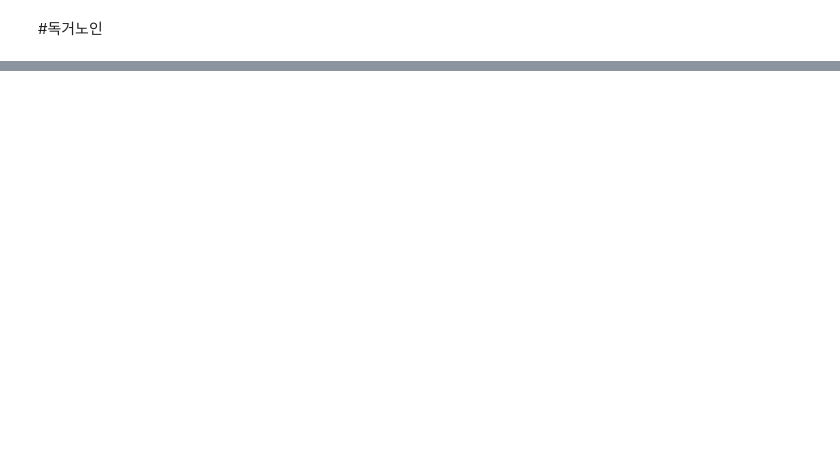
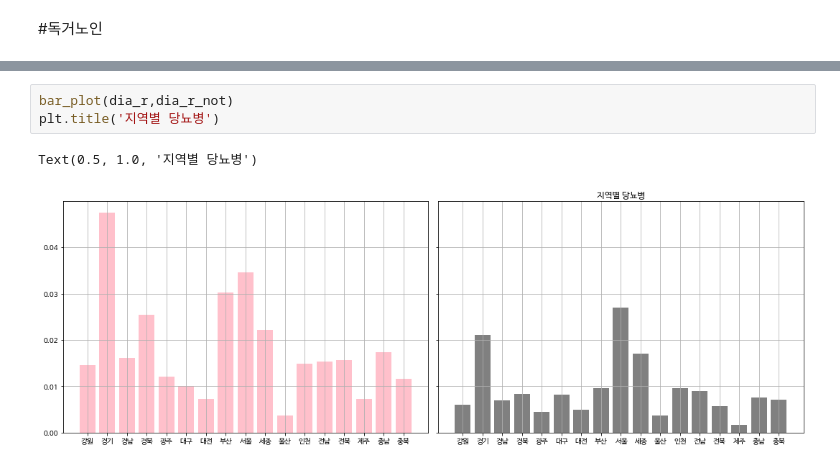
Before and after one commit to amthreeh/healthnutrition, a Jupyter notebook: [hr]_elderly_people.ipynb, the cells around one changed output, grey strips where cells are left out. Drawn from its saved outputs; the diff is of its cells as text; blank space fills up the shorter version.

```diff
--- a/[hr]_elderly_people.ipynb
+++ b/[hr]_elderly_people.ipynb
@@ -314,0 +351,6 @@ region_df.loc[region_df['region']==1, 'region']
+# %%
+bar_plot(dia_r,dia_r_not)
+plt.title('지역별 당뇨병')
+# %% [output]
+Text(0.5, 1.0, '지역별 당뇨병')
+[figure, added]
```
Also changed, not shown: parts of 61 cells of this notebook.
